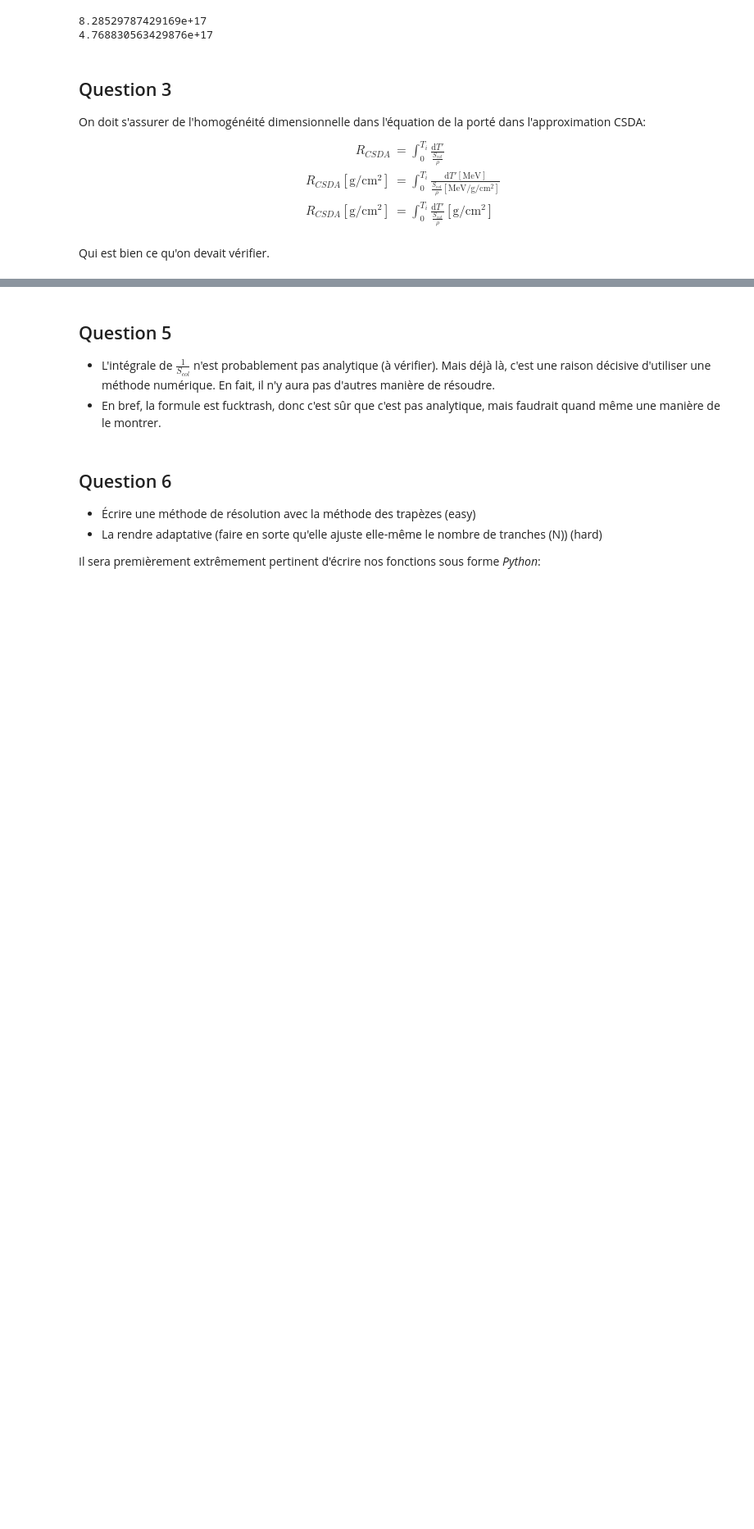
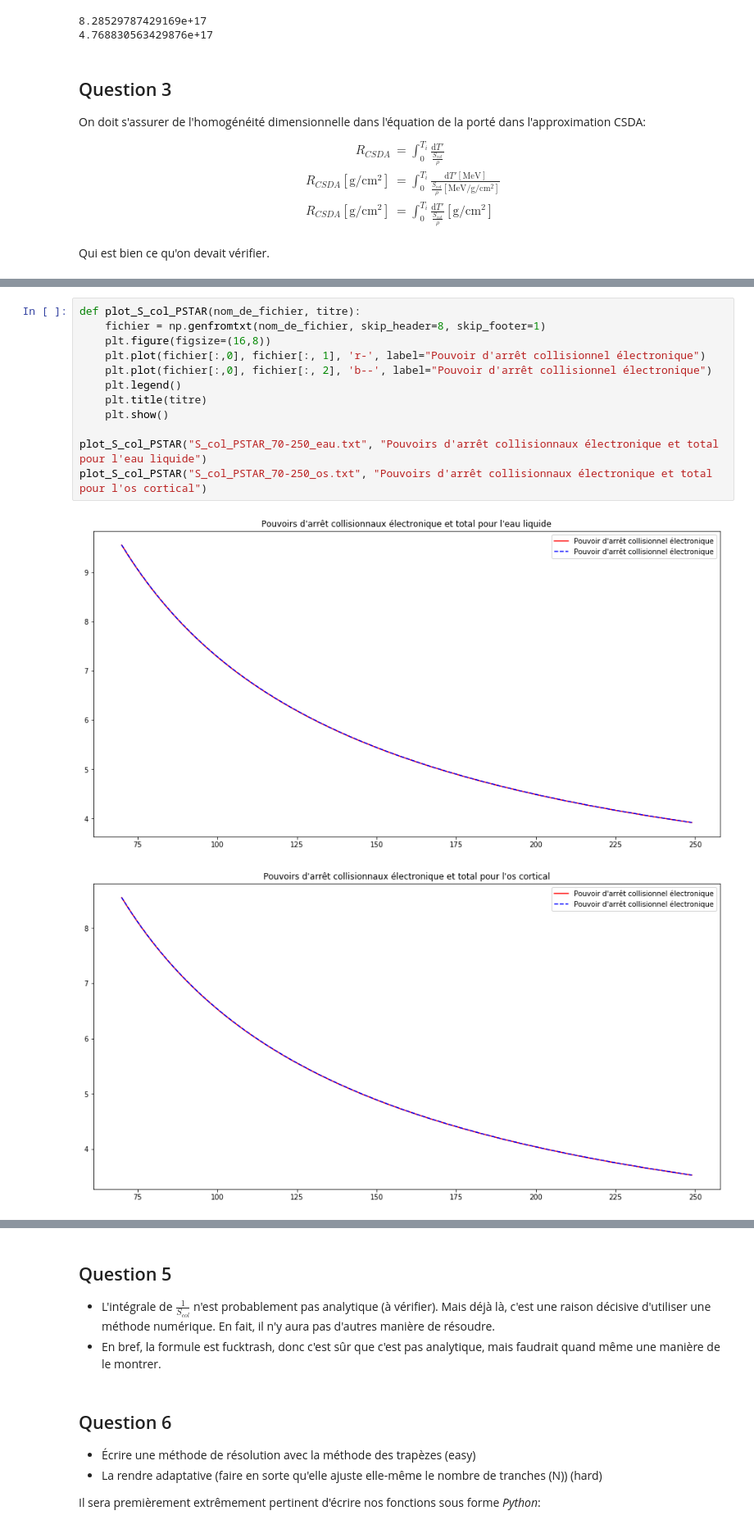
Before and after one commit to juham58/PhysNum_TP1, a Jupyter notebook: TP1.ipynb, the cells around one changed output, grey strips where cells are left out. Shown at 82% size. Cells and saved outputs as stored; diff of their text form; blank space fills up the shorter version.

```diff
--- a/TP1.ipynb
+++ b/TP1.ipynb
@@ -92,0 +97,15 @@ Qui est bien ce qu'on devait vérifier.
+# %%
+def plot_S_col_PSTAR(nom_de_fichier, titre):
+    fichier = np.genfromtxt(nom_de_fichier, skip_header=8, skip_footer=1)
+    plt.figure(figsize=(16,8))
+    plt.plot(fichier[:,0], fichier[:, 1], 'r-', label="Pouvoir d'arrêt collisionnel électronique")
+    plt.plot(fichier[:,0], fichier[:, 2], 'b--', label="Pouvoir d'arrêt collisionnel électronique")
+    plt.legend()
+    plt.title(titre)
+    plt.show()
+
+plot_S_col_PSTAR("S_col_PSTAR_70-250_eau.txt", "Pouvoirs d'arrêt collisionnaux électronique et total pour l'eau liquide")
+plot_S_col_PSTAR("S_col_PSTAR_70-250_os.txt", "Pouvoirs d'arrêt collisionnaux électronique et total pour l'os cortical")
+# %% [output]
+[figure, added]
+[figure, added]
```
Also changed, not shown: parts of 6 cells of this notebook, 2 other files.
